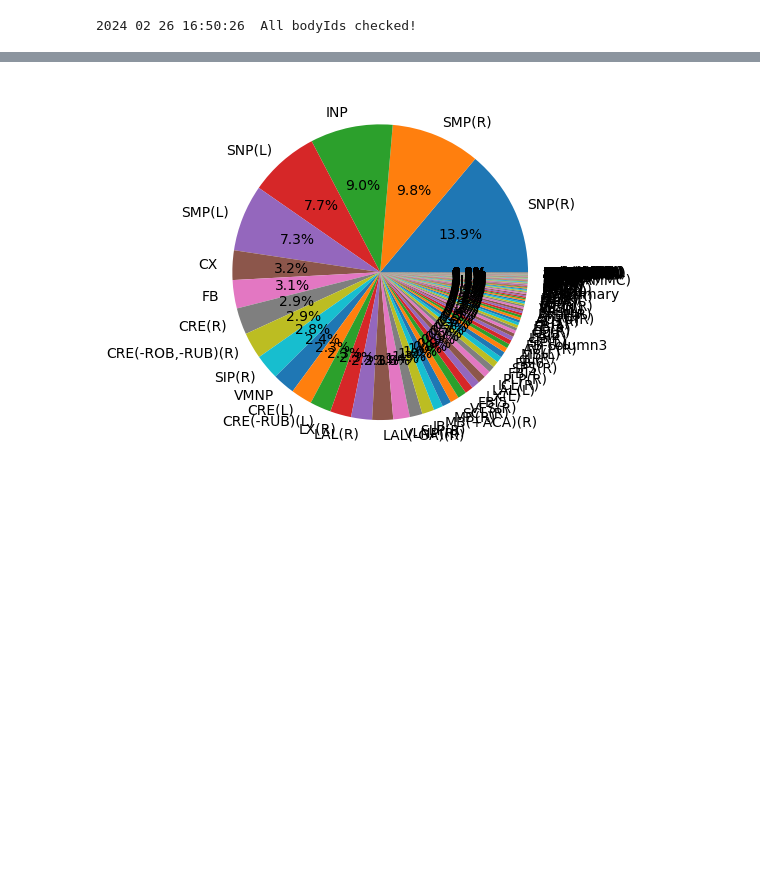
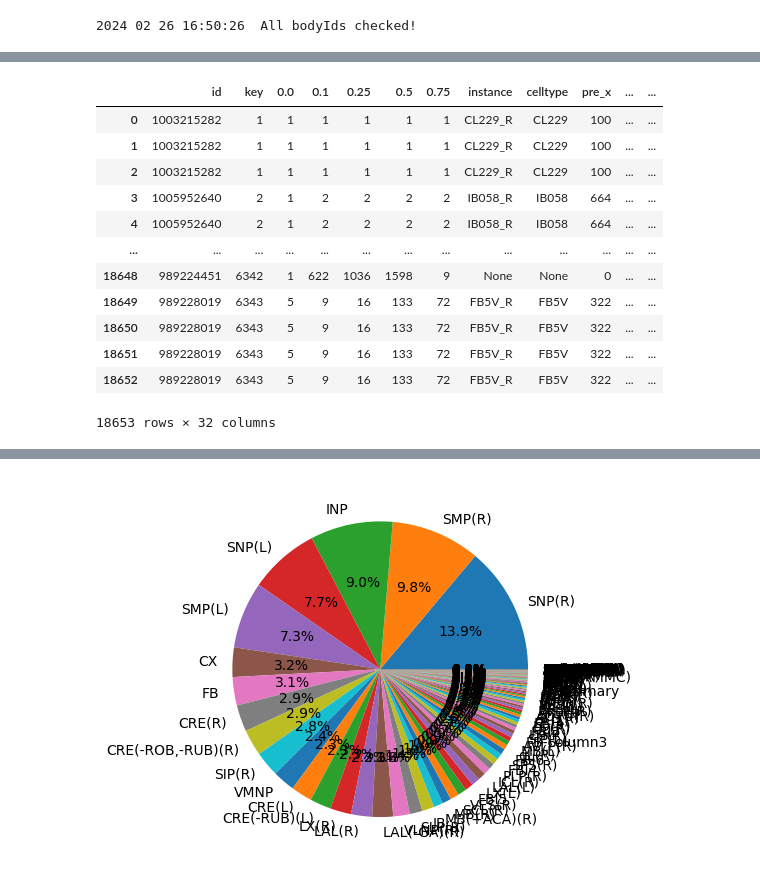
Before and after one commit to RhessaWL/flybrain-clustering, a Jupyter notebook: piechart_ovi.ipynb, the cells around one changed output, grey strips where cells are left out. Cells and saved outputs as stored; diff of their text form; code cells hidden in the pictures; blank space fills up the shorter version.

```diff
--- a/piechart_ovi.ipynb
+++ b/piechart_ovi.ipynb
@@ -345,4 +423,24 @@ full_roi.head()
 5 rows × 32 columns
+# %%
+# Here I am trying removing just the (L) of the roi strings
+full_roi['roi'] = full_roi['roi'].str.replace(r'\(L\)', '', regex=True)
+full_roi['roi'] = full_roi['roi'].str.replace(r'\(R\)', '', regex=True)
+full_roi['roi'] = full_roi['roi'].str.replace(r'(+ACA)', '', regex=False)
+full_roi
+# %% [output]
+|  | id | key | 0.0 | 0.1 | 0.25 | 0.5 | 0.75 | instance | celltype | pre_x | ... | ... |
+| 0 | 1003215282 | 1 | 1 | 1 | 1 | 1 | 1 | CL229_R | CL229 | 100 | ... | ... |
+| 1 | 1003215282 | 1 | 1 | 1 | 1 | 1 | 1 | CL229_R | CL229 | 100 | ... | ... |
+| 2 | 1003215282 | 1 | 1 | 1 | 1 | 1 | 1 | CL229_R | CL229 | 100 | ... | ... |
+| 3 | 1005952640 | 2 | 1 | 2 | 2 | 2 | 2 | IB058_R | IB058 | 664 | ... | ... |
+| 4 | 1005952640 | 2 | 1 | 2 | 2 | 2 | 2 | IB058_R | IB058 | 664 | ... | ... |
+| ... | ... | ... | ... | ... | ... | ... | ... | ... | ... | ... | ... | ... |
+| 18648 | 989224451 | 6342 | 1 | 622 | 1036 | 1598 | 9 | None | None | 0 | ... | ... |
+| 18649 | 989228019 | 6343 | 5 | 9 | 16 | 133 | 72 | FB5V_R | FB5V | 322 | ... | ... |
+| 18650 | 989228019 | 6343 | 5 | 9 | 16 | 133 | 72 | FB5V_R | FB5V | 322 | ... | ... |
+| 18651 | 989228019 | 6343 | 5 | 9 | 16 | 133 | 72 | FB5V_R | FB5V | 322 | ... | ... |
+| 18652 | 989228019 | 6343 | 5 | 9 | 16 | 133 | 72 | FB5V_R | FB5V | 322 | ... | ... |
+18653 rows × 32 columns
 # %%
 # Groupby roi while summing downstream_y and upstream_y together for each roi
 roi_grouped = full_roi.groupby('roi', as_index=False).agg({'downstream_y': 'sum', 'upstream_y': 'sum'})
```
Also changed, not shown: parts of 15 cells of this notebook, 12 other files.
